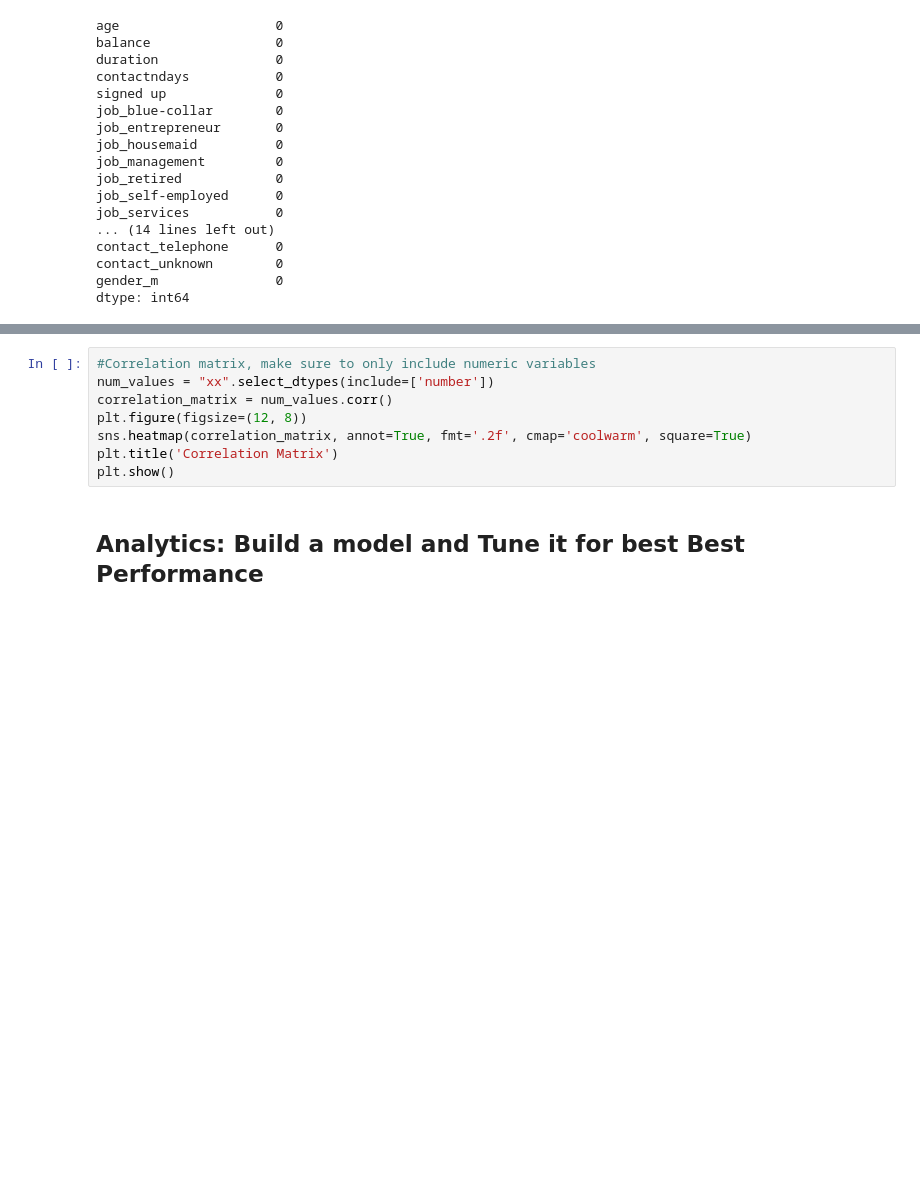
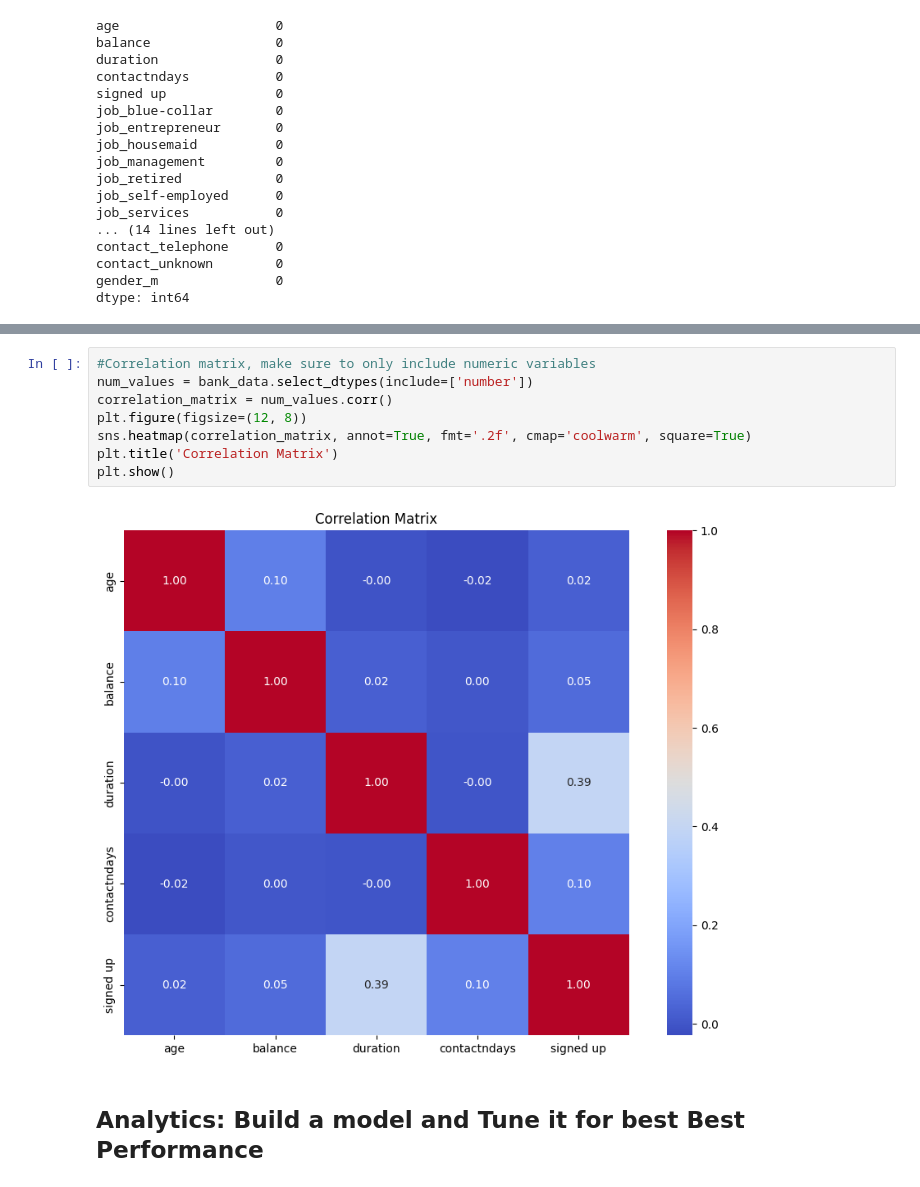
Before and after one commit to karliobrien/ds1001_final, a Jupyter notebook: ds1001_final/notebooks/Final_Project_Notebook.ipynb, the cells around one changed output, grey strips where cells are left out. Drawn from its saved outputs; the diff is of its cells as text; blank space fills up the shorter version.

```diff
--- a/ds1001_final/notebooks/Final_Project_Notebook.ipynb
+++ b/ds1001_final/notebooks/Final_Project_Notebook.ipynb
@@ -200,11 +211,13 @@ plt.show()
 # %%
 #Correlation matrix, make sure to only include numeric variables
-num_values = "xx".select_dtypes(include=['number'])
+num_values = bank_data.select_dtypes(include=['number'])
 correlation_matrix = num_values.corr()
 plt.figure(figsize=(12, 8))
 sns.heatmap(correlation_matrix, annot=True, fmt='.2f', cmap='coolwarm', square=True)
 plt.title('Correlation Matrix')
 plt.show()
+# %% [output]
+[figure, added]
 # %% [markdown]
 ## Analytics: Build a model and Tune it for best Best Performance
 # %%
```
Also changed, not shown: parts of 22 cells of this notebook.
